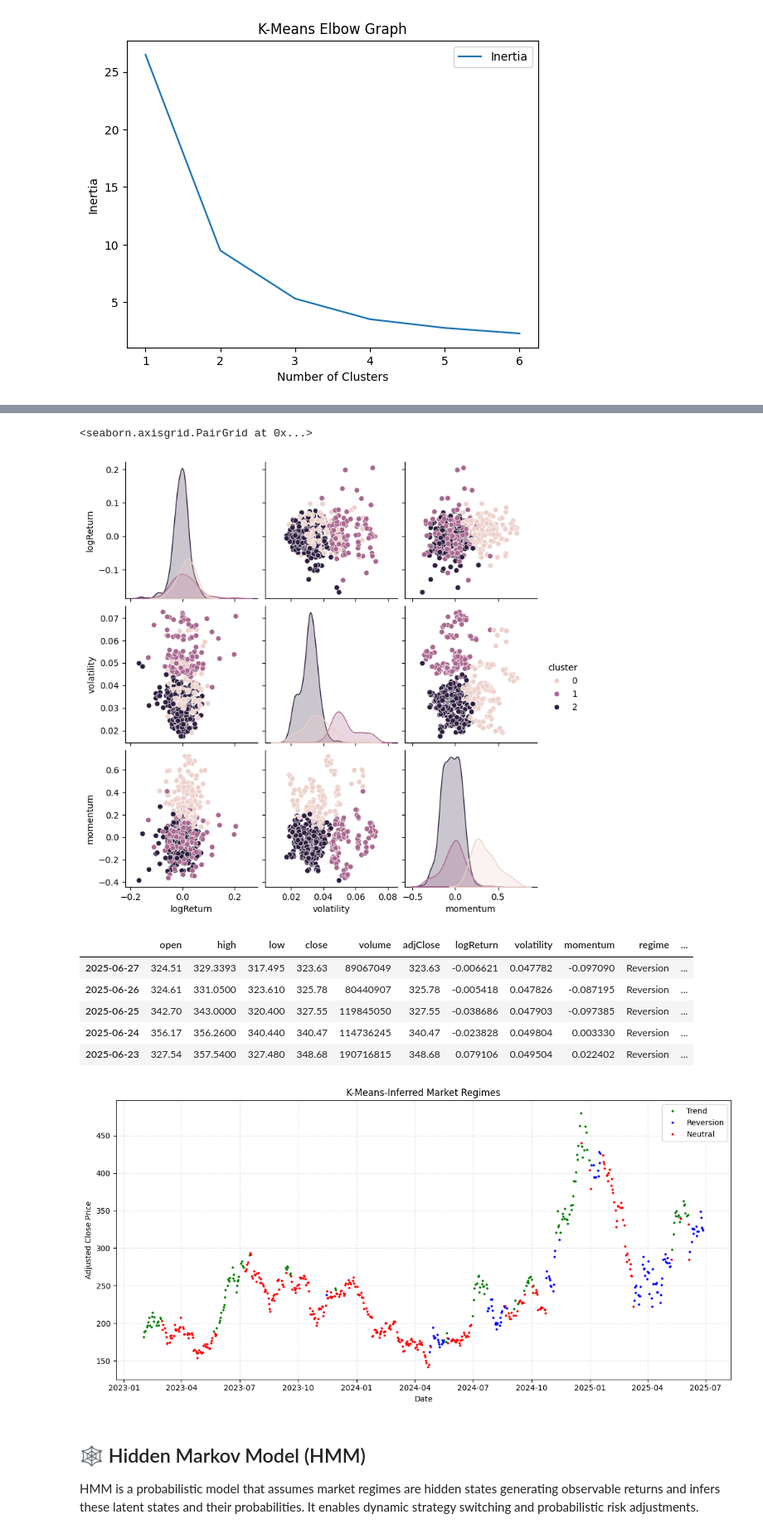
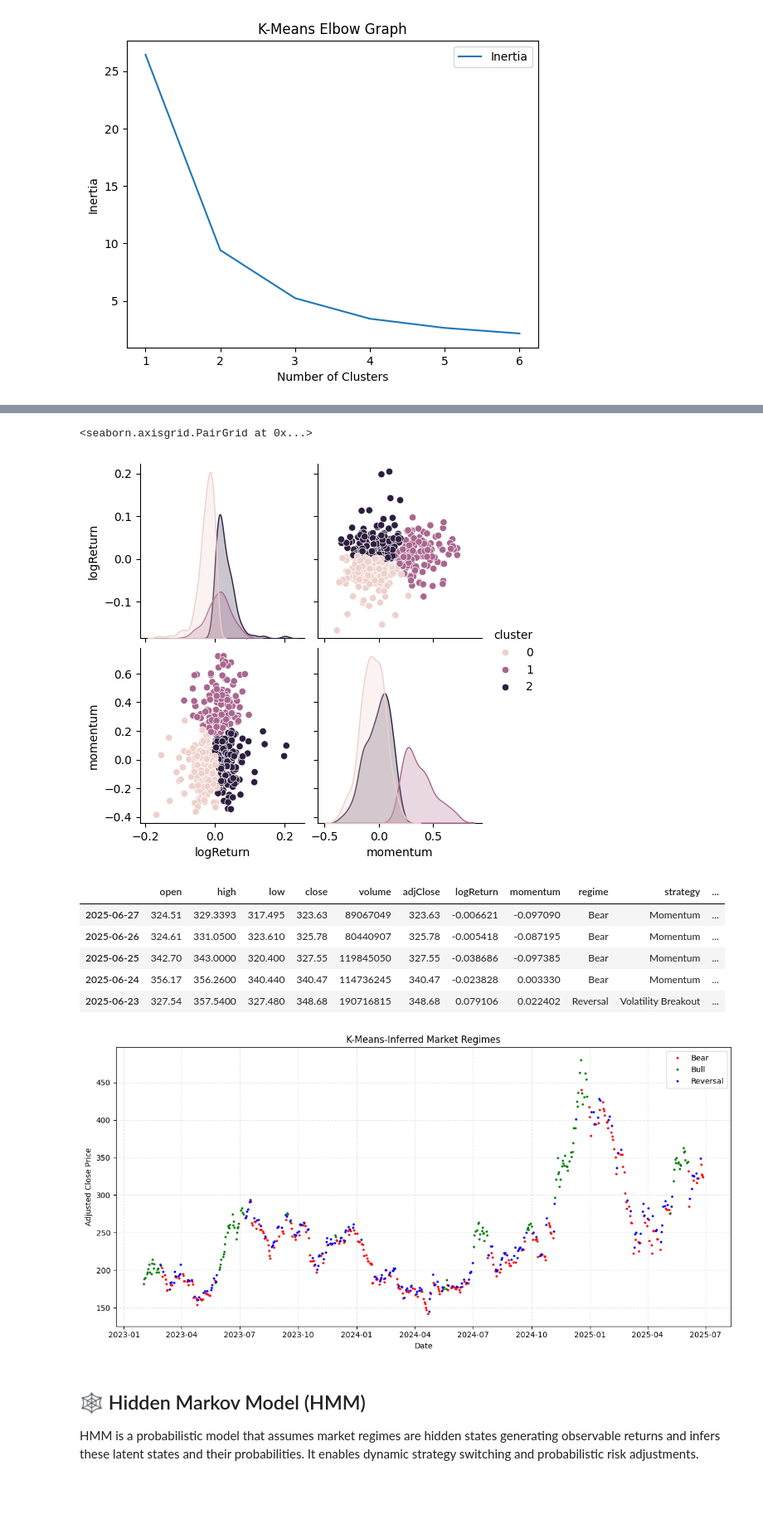
Before and after one commit to Lawrence2005/Finovax-Quantitative-Researcher-Internship-Summer-2025, a Jupyter notebook: Market-Regime-Detection-via-Markov-Model-Week2/explorations.ipynb, the cells around one changed output, grey strips where cells are left out. Shown at 83% size. Saved outputs shown, nothing was run; the diff lists cells and outputs as text; code cells hidden in the pictures; blank space fills up the shorter version.

```diff
--- a/Market-Regime-Detection-via-Markov-Model-Week2/explorations.ipynb
+++ b/Market-Regime-Detection-via-Markov-Model-Week2/explorations.ipynb
@@ -191,14 +191,11 @@ data = fetch_daily_data("TSLA", "2023-01-01", "2025-06-27").sort_index(ascending
 # Calculate log return
 data['logReturn'] = np.log(data['adjClose']).diff()
 
-# Rolling 20-day volatility as risk regime proxy
-data['volatility'] = data['logReturn'].rolling(window=20).std()
-
 # Calculate momentum
 data['momentum'] = data['adjClose'].pct_change(20)
 
 # Standardize each feature
-features = data[['logReturn', 'volatility', 'momentum']].dropna()
+features = data[['logReturn', 'momentum']].dropna()
 scaled = StandardScaler().fit_transform(features)
 # %%
 # Find the suitable k by fitting a K-Means model for each k
@@ -235,21 +232,21 @@ cluster
 sns.pairplot(cluster_means, hue='cluster')
 # %% [output]
 <seaborn.axisgrid.PairGrid at 0x...>
-[figure, old version]
+[figure, new version]
 # %%
 # Assign regime per cluster
-regime_map = {0: 'Trend', 1: 'Reversion', 2: 'Neutral'}
+regime_map = {0: 'Bear', 1: 'Bull', 2: 'Reversal'}
 data['regime'] = data['regime'].map(regime_map)
 
 # Assign strategy per regime
-strategy_map = {'Trend': "Momentum", 'Reversion': "Volatility Breakout", 'Neutral': "Mean Reversion"}
+strategy_map = {'Bear': "Momentum", 'Reversal': "Volatility Breakout", 'Bull': "Mean Reversion"}
 data['strategy'] = data['regime'].map(strategy_map)
 
 # Position sizing as a % of normal size: more aggressive in Trend, more conservative in Neutral
 data['posSize (%)'] = data['regime'].map({
-    "Trend": 1.0,
-    "Reversion": 0.7,
-    "Neutral": 0.5
+    "Bear": 0.6,
+    "Reversal": 0.8,
+    "Bull": 1.2
 })
 
 # Sort data in descending order of date
@@ -257,32 +254,32 @@ data = data.sort_index(ascending = False)
 
 data.head()
 # %% [output]
-|  | open | high | low | close | volume | adjClose | logReturn | volatility | momentum | regime | ... |
-| 2025-06-27 | 324.51 | 329.3393 | 317.495 | 323.63 | 89067049 | 323.63 | -0.006621 | 0.047782 | -0.097090 | Reversion | ... |
-| 2025-06-26 | 324.61 | 331.0500 | 323.610 | 325.78 | 80440907 | 325.78 | -0.005418 | 0.047826 | -0.087195 | Reversion | ... |
-| 2025-06-25 | 342.70 | 343.0000 | 320.400 | 327.55 | 119845050 | 327.55 | -0.038686 | 0.047903 | -0.097385 | Reversion | ... |
-| 2025-06-24 | 356.17 | 356.2600 | 340.440 | 340.47 | 114736245 | 340.47 | -0.023828 | 0.049804 | 0.003330 | Reversion | ... |
-| 2025-06-23 | 327.54 | 357.5400 | 327.480 | 348.68 | 190716815 | 348.68 | 0.079106 | 0.049504 | 0.022402 | Reversion | ... |
+|  | open | high | low | close | volume | adjClose | logReturn | momentum | regime | strategy | ... |
+| 2025-06-27 | 324.51 | 329.3393 | 317.495 | 323.63 | 89067049 | 323.63 | -0.006621 | -0.097090 | Bear | Momentum | ... |
+| 2025-06-26 | 324.61 | 331.0500 | 323.610 | 325.78 | 80440907 | 325.78 | -0.005418 | -0.087195 | Bear | Momentum | ... |
+| 2025-06-25 | 342.70 | 343.0000 | 320.400 | 327.55 | 119845050 | 327.55 | -0.038686 | -0.097385 | Bear | Momentum | ... |
+| 2025-06-24 | 356.17 | 356.2600 | 340.440 | 340.47 | 114736245 | 340.47 | -0.023828 | 0.003330 | Bear | Momentum | ... |
+| 2025-06-23 | 327.54 | 357.5400 | 327.480 | 348.68 | 190716815 | 348.68 | 0.079106 | 0.022402 | Reversal | Volatility Breakout | ... |
 # %%
 # Map each regime to a color
-regime_colors = {0: 'green', 1: 'blue', 2: 'red'}
+regime_colors = {0: 'red', 1: 'green', 2: 'blue'}
 
 plt.figure(figsize=(12, 6))
 
 for regime in range(3):
     mask = data['regime'] == regime_map[regime]
     plt.plot(data.index[mask], data['adjClose'][mask],
              '.', label=regime_map[regime], color=regime_colors[regime], markersize=4)
 
 plt.legend()
 plt.title('K-Means-Inferred Market Regimes')
 plt.xlabel('Date')
 plt.ylabel('Adjusted Close Price')
 plt.grid(True, linestyle='--', alpha=0.3)
 plt.tight_layout()
 plt.show()
 # %% [output]
-[figure, old version]
+[figure, new version]
 # %% [markdown]
 ## 🕸 Hidden Markov Model (HMM)
 HMM is a probabilistic model that assumes market regimes are hidden states generating observable returns and infers these latent states and their probabilities. It enables dynamic strategy switching and probabilistic risk adjustments.
```
Also changed, not shown: parts of 7 cells of this notebook.
